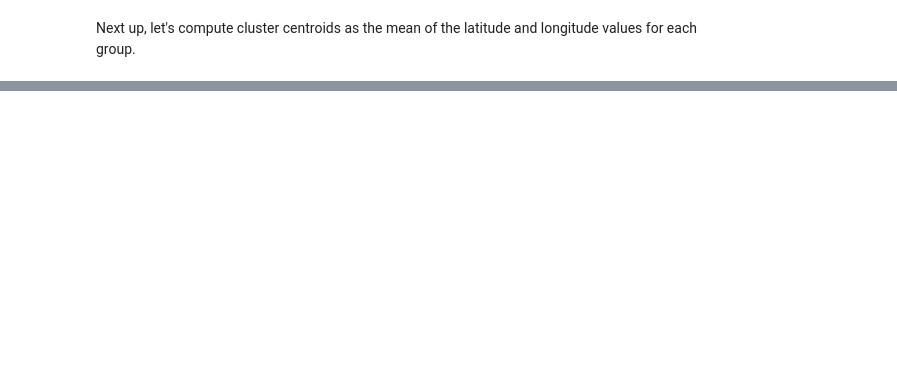
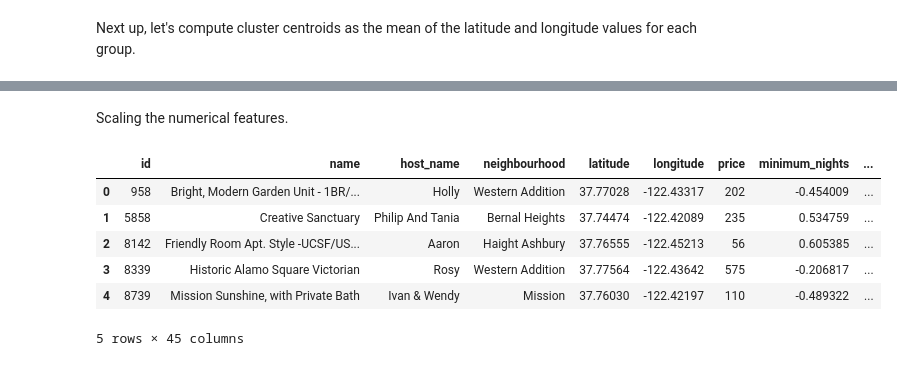
Before and after one commit to olliglorioso/federated-learning-project, a Jupyter notebook: main.ipynb, the cells around one changed output, grey strips where cells are left out. Cells and saved outputs as stored; diff of their text form; code cells hidden in the pictures; blank space fills up the shorter version.

```diff
--- a/main.ipynb
+++ b/main.ipynb
@@ -147,0 +70,6 @@ This seems like a viable way to cluster the data to smaller regions based on the
+# %%
+null_columns = airbnbs_df.isnull().sum()
+print("Columns with nulls in them:\n", null_columns)
+
+airbnbs_df.drop(columns=["neighbourhood_group", "last_review", "reviews_per_month", "host_id"], inplace=True)
+print("New columns:", airbnbs_df.columns)
@@ -147,0 +96,7 @@ This seems like a viable way to cluster the data to smaller regions based on the
+# %%
+print(airbnbs_df.nunique())
+room_type_dummies = pd.get_dummies(airbnbs_df['room_type'], prefix='room_type')
+city_dummies = pd.get_dummies(airbnbs_df['city'], prefix='city')
+airbnbs_df = pd.concat([airbnbs_df, room_type_dummies, city_dummies], axis=1)
+airbnbs_df = airbnbs_df.drop(['room_type', 'city'], axis=1)
+print(airbnbs_df.columns)
@@ -147,0 +121,15 @@ This seems like a viable way to cluster the data to smaller regions based on the
+# %% [markdown]
+Scaling the numerical features.
+# %%
+scaler = StandardScaler()
+numerical_cols = ["minimum_nights", "number_of_reviews", "calculated_host_listings_count", "number_of_reviews_ltm", "availability_365"]
+airbnbs_df[numerical_cols] = scaler.fit_transform(airbnbs_df[numerical_cols])
+airbnbs_df.head()
+# %% [output]
+|  | id | name | host_name | neighbourhood | latitude | longitude | price | minimum_nights | ... |
+| 0 | 958 | Bright, Modern Garden Unit - 1BR/... | Holly | Western Addition | 37.77028 | -122.43317 | 202 | -0.454009 | ... |
+| 1 | 5858 | Creative Sanctuary | Philip And Tania | Bernal Heights | 37.74474 | -122.42089 | 235 | 0.534759 | ... |
+| 2 | 8142 | Friendly Room Apt. Style -UCSF/US... | Aaron | Haight Ashbury | 37.76555 | -122.45213 | 56 | 0.605385 | ... |
+| 3 | 8339 | Historic Alamo Square Victorian | Rosy | Western Addition | 37.77564 | -122.43642 | 575 | -0.206817 | ... |
+| 4 | 8739 | Mission Sunshine, with Private Bath | Ivan & Wendy | Mission | 37.76030 | -122.42197 | 110 | -0.489322 | ... |
+5 rows × 45 columns
```
Also changed, not shown: parts of 17 cells of this notebook.
